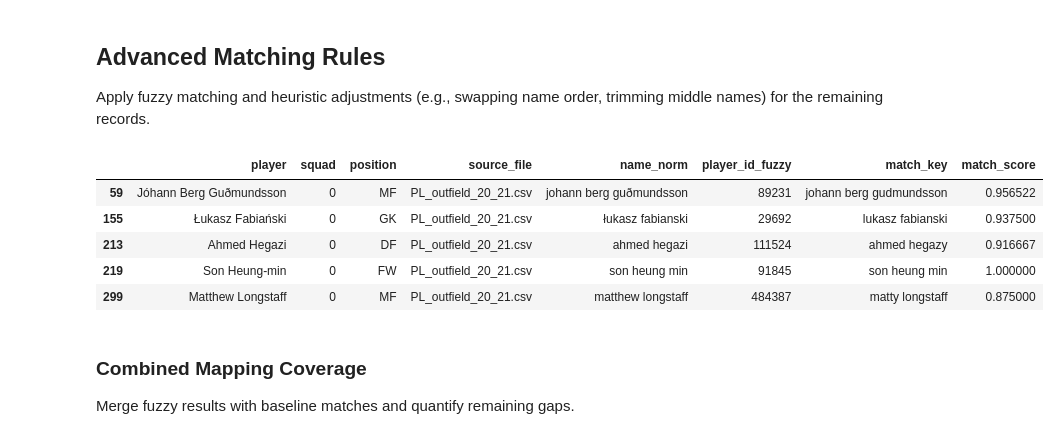
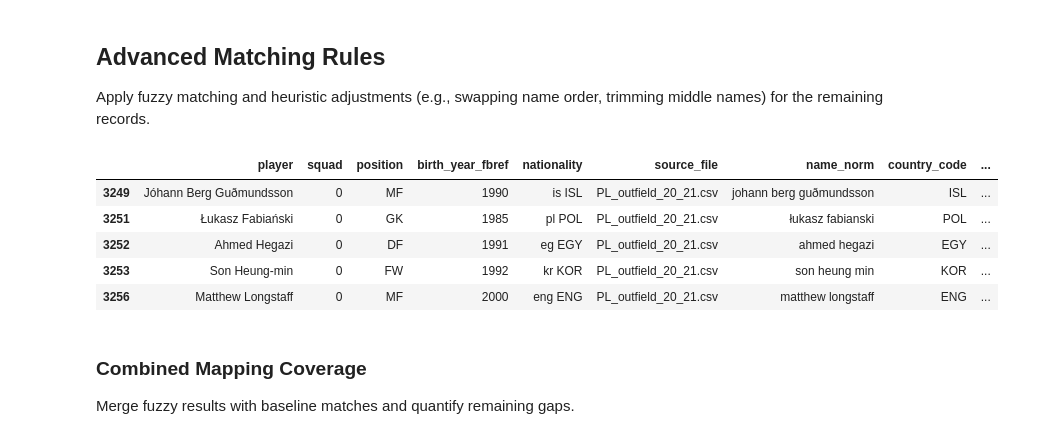
Before and after one commit to Nacnano/football-data-project, a Jupyter notebook: notebooks/mapping_pipeline.ipynb, the cells around one changed output. Cells and saved outputs as stored; diff of their text form; code cells hidden in the pictures.

```diff
--- a/notebooks/mapping_pipeline.ipynb
+++ b/notebooks/mapping_pipeline.ipynb
@@ -47,26 +110,23 @@ fbref_outfield_df.head()
 
 Inspect dataset shapes, player name coverage, and identify columns relevant for mapping.
 # %%
-fbref_outfield_summary = fbref_outfield_df[['player', 'squad', 'position', 'source_file']].copy()
-fbref_keeper_summary = fbref_keeper_df[['player', 'squad', 'source_file']].copy()
+fbref_outfield_summary = fbref_outfield_df[['player', 'squad', 'position', 'birth_year', 'nationality', 'source_file']].copy()
+fbref_keeper_summary = fbref_keeper_df[['player', 'squad', 'birth_year', 'nationality', 'source_file']].copy()
 fbref_keeper_summary['position'] = 'GK'
 
 fbref_summary = pd.concat([fbref_outfield_summary, fbref_keeper_summary], ignore_index=True)
 
-tm_summary = tm_df[['player_id', 'name', 'first_name', 'last_name', 'current_club_name']].copy()
+# Extract birth year from Transfermarkt date_of_birth
+tm_df['birth_year'] = pd.to_datetime(tm_df['date_of_birth'], errors='coerce').dt.year
 
-
+tm_summary = tm_df[['player_id', 'name', 'first_name', 'last_name', 'current_club_name', 'birth_year', 'country_of_citizenship']].copy()
 
 print('FBref rows:', len(fbref_summary))
 print('Transfermarkt rows:', len(tm_summary))
 
-
-
 print('\nFBref name duplicates:', fbref_summary['player'].duplicated().sum())
 print('Transfermarkt name duplicates:', tm_summary['name'].duplicated().sum())
 
-
-
 fbref_summary.head()
 # %% [output]
 FBref rows: 3486
@@ -182,56 +331,71 @@ Apply fuzzy matching and heuristic adjustments (e.g., swapping name order, trimm
 # %%
 tm_summary['first_norm'] = tm_summary['first_name'].map(normalize_name)
 tm_summary['last_norm'] = tm_summary['last_name'].map(normalize_name)
 
-
 tm_keys = pd.concat([
-    tm_summary[['player_id', 'name_norm']].rename(columns={'name_norm': 'key'}),
-    tm_summary.assign(key=(tm_summary['first_norm'].fillna('') + ' ' + tm_summary['last_norm'].fillna('')).str.strip())[['player_id', 'key']],
-    tm_summary.assign(key=(tm_summary['last_norm'].fillna('') + ' ' + tm_summary['first_norm'].fillna('')).str.strip())[['player_id', 'key']],
+    tm_summary[['player_id', 'name_norm', 'birth_year', 'country_of_citizenship']].rename(columns={'name_norm': 'key'}),
+    tm_summary.assign(key=(tm_summary['first_norm'].fillna('') + ' ' + tm_summary['last_norm'].fillna('')).str.strip())[['player_id', 'key', 'birth_year', 'country_of_citizenship']],
+    tm_summary.assign(key=(tm_summary['last_norm'].fillna('') + ' ' + tm_summary['first_norm'].fillna('')).str.strip())[['player_id', 'key', 'birth_year', 'country_of_citizenship']],
 ], ignore_index=True)
 tm_keys = tm_keys[tm_keys['key'].str.len() > 0].drop_duplicates()
 
+# Create a lookup with additional attributes
+key_to_records = tm_keys.groupby('key').apply(
+    lambda g: g[['player_id', 'birth_year', 'country_of_citizenship']].to_dict('records'),
+    include_groups=False
+).to_dict()
+candidate_keys = list(key_to_records.keys())
 
+def fuzzy_lookup(row, min_ratio: float = 0.86):
+    target = row['name_norm']
+    birth_year = row.get('birth_year_fbref')
+    country = row.get('country_code')
 
-key_to_ids = tm_keys.groupby('key')['player_id'].apply(list).to_dict()
-candidate_keys = list(key_to_ids.keys())
-
-
-
-def fuzzy_lookup(target: str, min_ratio: float = 0.86):
     if not target:
         return None
-    matches = get_close_matches(target, candidate_keys, n=3, cutoff=min_ratio)
+    matches = get_close_matches(target, candidate_keys, n=5, cutoff=min_ratio)
     scored = []
     for match in matches:
         score = SequenceMatcher(None, target, match).ratio()
-        for pid in key_to_ids[match]:
-            scored.append({'name_norm_candidate': match, 'player_id': pid, 'score': score})
+        for record in key_to_records[match]:
+            # Boost score if birth year and/or country match
+            boost = 0
+            if pd.notna(birth_year) and birth_year == record.get('birth_year'):
+                boost += 0.05
+            if pd.notna(country) and country == record.get('country_of_citizenship'):
+                boost += 0.03
+            final_score = min(score + boost, 1.0)
+            scored.append({
+                'name_norm_candidate': match,
+                'player_id': record['player_id'],
+                'score': final_score,
+                'match_birth_year': record.get('birth_year'),
+                'match_country': record.get('country_of_citizenship')
+            })
     if not scored:
         return None
     return max(scored, key=lambda item: item['score'])
 
-
-
 fuzzy_matches = (
-    unmatched.assign(match=unmatched['name_norm'].map(fuzzy_lookup))
+    unmatched.assign(match=unmatched.apply(fuzzy_lookup, axis=1))
     .dropna(subset=['match'])
     .assign(player_id=lambda df: df['match'].map(lambda x: x['player_id']),
             match_key=lambda df: df['match'].map(lambda x: x['name_norm_candidate']),
-            match_score=lambda df: df['match'].map(lambda x: x['score']))
+            match_score=lambda df: df['match'].map(lambda x: x['score']),
+            match_birth_year=lambda df: df['match'].map(lambda x: x.get('match_birth_year')),
+            match_country=lambda df: df['match'].map(lambda x: x.get('match_country')))
     .drop(columns=['match'])
     .rename(columns={'player_id': 'player_id_fuzzy'})
 )
 
-
 fuzzy_matches.head()
 # %% [output]
-|  | player | squad | position | source_file | name_norm | player_id_fuzzy | match_key | match_score |
-| 59 | Jóhann Berg Guðmundsson | 0 | MF | PL_outfield_20_21.csv | johann berg guðmundsson | 89231 | johann berg gudmundsson | 0.956522 |
-| 155 | Łukasz Fabiański | 0 | GK | PL_outfield_20_21.csv | łukasz fabianski | 29692 | lukasz fabianski | 0.937500 |
-| 213 | Ahmed Hegazi | 0 | DF | PL_outfield_20_21.csv | ahmed hegazi | 111524 | ahmed hegazy | 0.916667 |
-| 219 | Son Heung-min | 0 | FW | PL_outfield_20_21.csv | son heung min | 91845 | son heung min | 1.000000 |
-| 299 | Matthew Longstaff | 0 | MF | PL_outfield_20_21.csv | matthew longstaff | 484387 | matty longstaff | 0.875000 |
+|  | player | squad | position | birth_year_fbref | nationality | source_file | name_norm | country_code | ... |
+| 3249 | Jóhann Berg Guðmundsson | 0 | MF | 1990 | is ISL | PL_outfield_20_21.csv | johann berg guðmundsson | ISL | ... |
+| 3251 | Łukasz Fabiański | 0 | GK | 1985 | pl POL | PL_outfield_20_21.csv | łukasz fabianski | POL | ... |
+| 3252 | Ahmed Hegazi | 0 | DF | 1991 | eg EGY | PL_outfield_20_21.csv | ahmed hegazi | EGY | ... |
+| 3253 | Son Heung-min | 0 | FW | 1992 | kr KOR | PL_outfield_20_21.csv | son heung min | KOR | ... |
+| 3256 | Matthew Longstaff | 0 | MF | 2000 | eng ENG | PL_outfield_20_21.csv | matthew longstaff | ENG | ... |
 # %% [markdown]
 ### Combined Mapping Coverage
 
```
Also changed, not shown: parts of 21 cells of this notebook, 1 other file.
